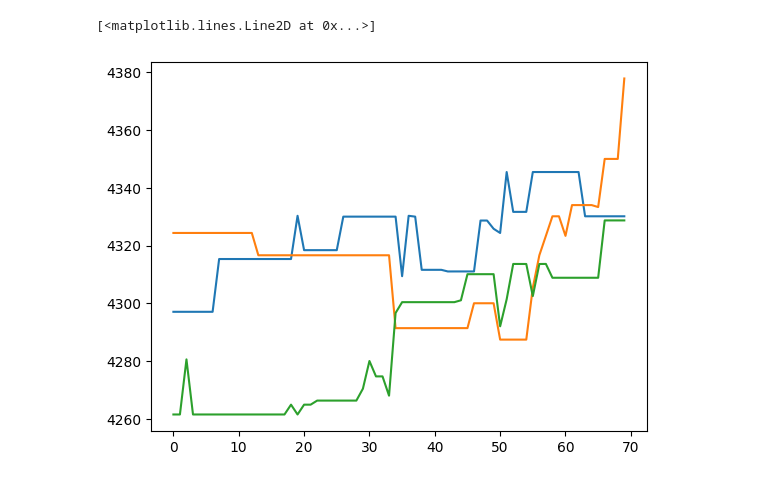
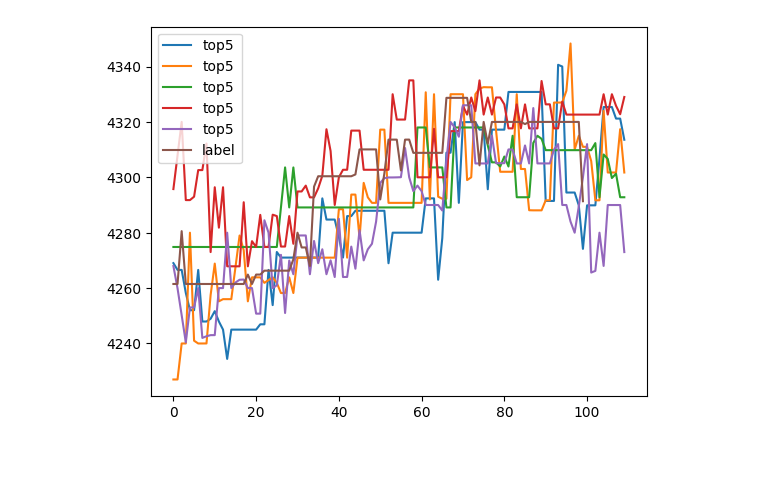
Before and after one commit to silverstar0727/crypto, a Jupyter notebook: test.ipynb, the cells around one changed output. Cells and saved outputs as stored; diff of their text form; code cells hidden in the pictures.

```diff
--- a/test.ipynb
+++ b/test.ipynb
@@ -25,18 +21,23 @@ numeric_cols = ['open', 'high', 'low', 'close', 'volume', 'quote_asset_volume',
 # %%
+numeric_cols = ['open', 'high', 'low', 'close']
+       #          'volume', 'quote_asset_volume',
+       # 'number_of_trades', 'taker_buy_base_asset_volume',
+       # 'taker_buy_quote_asset_volume']
 
-scaler = MinMaxScaler(feature_range=(-1, 1))
-train = train.copy()
-train[numeric_cols] = scaler.fit_transform(train[numeric_cols])
-val = val.copy()
-val[numeric_cols] = scaler.transform(val[numeric_cols])
+# scaler = MinMaxScaler(feature_range=(-1, 1))
+# train = train.copy()
+# train[numeric_cols] = scaler.fit_transform(train[numeric_cols])
+# val = val.copy()
+# val[numeric_cols] = scaler.transform(val[numeric_cols])
 # %%
 from tslearn.metrics import dtw
 import numpy as np
 from tqdm import tqdm
 from heapq import heappop, heappush
 
-window_size = 70
-stride = 35
+window_size = 100
+stride = 50
+k = 5
 for index in range(0, len(train), stride):
     arr_data = train.iloc[index:index + window_size][numeric_cols].values
 
@@ -46,25 +47,27 @@ for index in range(0, len(train), stride):
             continue
 
         arr_target = train.iloc[target_index:target_index + window_size][numeric_cols].values
+        target_start_date = train.iloc[target_index]["timestamp"]
         cost = dtw(arr_data, arr_target, global_constraint="sakoe_chiba", sakoe_chiba_radius=5)
 
-        if len(top_k) < 5:
-            heappush(top_k, (cost, arr_target))
+        if len(top_k) < k:
+            heappush(top_k, (-cost, arr_target, target_index))
         else:
-            if cost < top_k[0][0]:
-                heappush(top_k, (cost, arr_target))
+            if -cost > top_k[0][0]:
                 heappop(top_k)
+                heappush(top_k, (-cost, arr_target, target_index))
 
     break
-# %%
-import matplotlib.pyplot as plt
-
-plt.plot(top_k[0][1][:, 0], label="1")
-plt.plot(top_k[1][1][:, 0], label="2")
-plt.plot(top_k[2][1][:, 0], label="3")
-plt.plot(top_k[3][1][:, 0], label="4")
-plt.plot(top_k[4][1][:, 0], label="5")
-plt.plot(arr_data[:, 0])
-# %% [output]
-[<matplotlib.lines.Line2D at 0x...>]
-[figure, removed]
+# %%
+import matplotlib.pyplot as plt
+
+def top_k_vis(label_index, offset=10):
+    for i in range(k):
+        start_idx = top_k[i][2]
+        plt.plot(train.iloc[start_idx: start_idx + window_size+offset].values[:, label_index], label=f"top{k}")
+    plt.plot(arr_data[:, 0], label="label")
+    plt.legend()
+
+top_k_vis(1)
+# %% [output]
+[figure, added]
```
Also changed, not shown: parts of 1 cell of this notebook.
